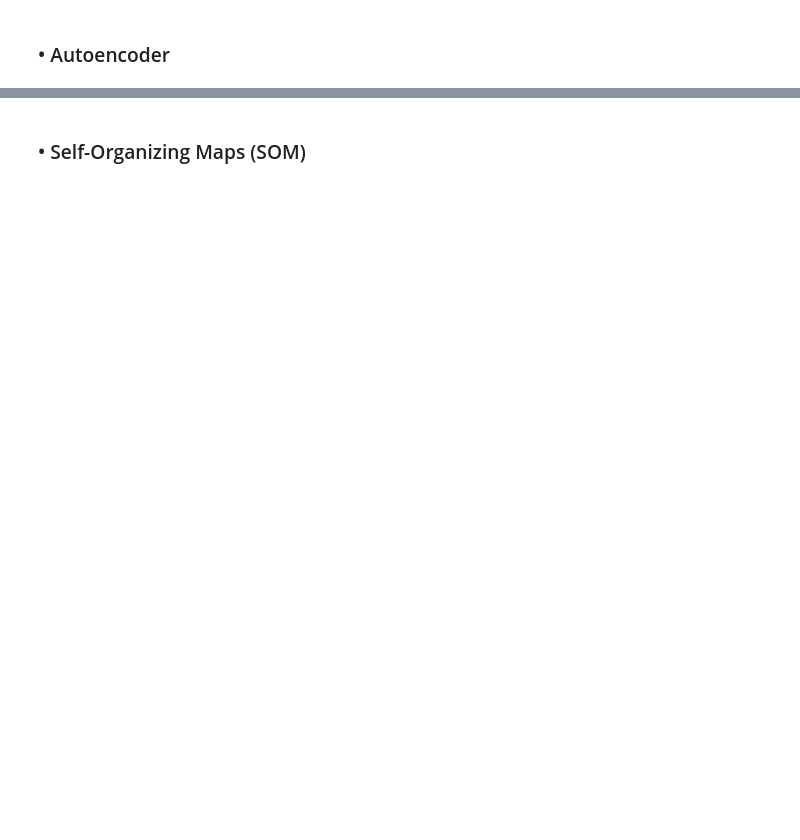
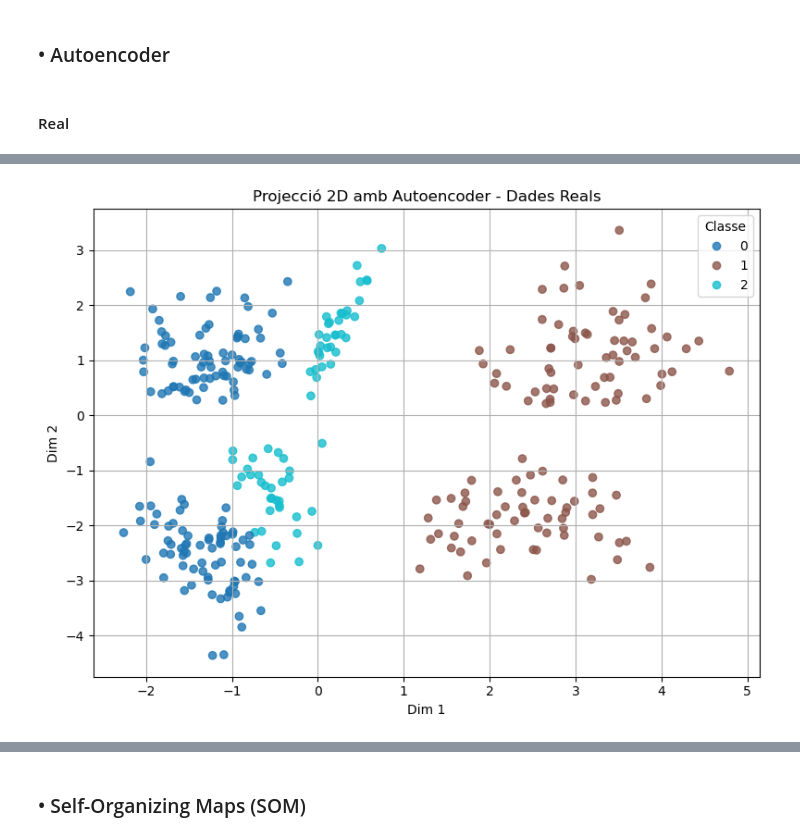
Before and after one commit to angelacn/Practica2AAMD, a Jupyter notebook: A2-Group_Y-Philippe_Lemoine-Angela_Carrillo.ipynb, the cells around one changed output, grey strips where cells are left out. Saved outputs shown, nothing was run; the diff lists cells and outputs as text; code cells hidden in the pictures; blank space fills up the shorter version.

```diff
--- a/A2-Group_Y-Philippe_Lemoine-Angela_Carrillo.ipynb
+++ b/A2-Group_Y-Philippe_Lemoine-Angela_Carrillo.ipynb
@@ -144,2 +110,50 @@ plt.show()
 # %% [markdown]
 ### • Autoencoder
+# %% [markdown]
+#### Real
+# %%
+# 1. Crear un autoencoder simple (arquitectura simétrica)
+def build_autoencoder(input_dim):
+    input_layer = Input(shape=(input_dim,))
+    encoded = Dense(64, activation='relu')(input_layer)
+    encoded = Dense(32, activation='relu')(encoded)
+    encoded = Dense(2, activation='linear', name="bottleneck")(encoded)  # salida 2D
+
+    decoded = Dense(32, activation='relu')(encoded)
+    decoded = Dense(64, activation='relu')(decoded)
+    output_layer = Dense(input_dim, activation='linear')(decoded)
+
+    autoencoder = Model(input_layer, output_layer)
+    encoder = Model(input_layer, encoded)
+
+    return autoencoder, encoder
+
+# 2. Preparar y entrenar
+input_dim = df_real_scaled.shape[1]
+autoencoder, encoder = build_autoencoder(input_dim)
+
+autoencoder.compile(optimizer=Adam(learning_rate=0.02), loss='mse')
+
+history = autoencoder.fit(df_real_scaled, df_real_scaled,
+                          epochs=100,
+                          batch_size=16,
+                          shuffle=True,
+                          verbose=0)  # poner a 1 si quieres ver el progreso
+
+# 3. Proyectar a 2D usando el encoder
+encoded_data = encoder.predict(df_real_scaled)
+
+# 4. Graficar resultados
+labels = df_real_og["Class"].astype("category")
+codes = labels.cat.codes
+
+plt.figure(figsize=(8, 6))
+scatter = plt.scatter(encoded_data[:, 0], encoded_data[:, 1], c=labels.cat.codes, cmap='tab10', alpha=0.8)
+plt.legend(*scatter.legend_elements(), title="Classe")
+plt.title("Projecció 2D amb Autoencoder - Dades Reals")
+plt.xlabel("Dim 1")
+plt.ylabel("Dim 2")
+plt.grid(True)
+plt.tight_layout()
+plt.show()
+# %% [output]
@@ -145,0 +161 @@ plt.show()
+[figure, added]
```
Also changed, not shown: parts of 15 cells of this notebook.
